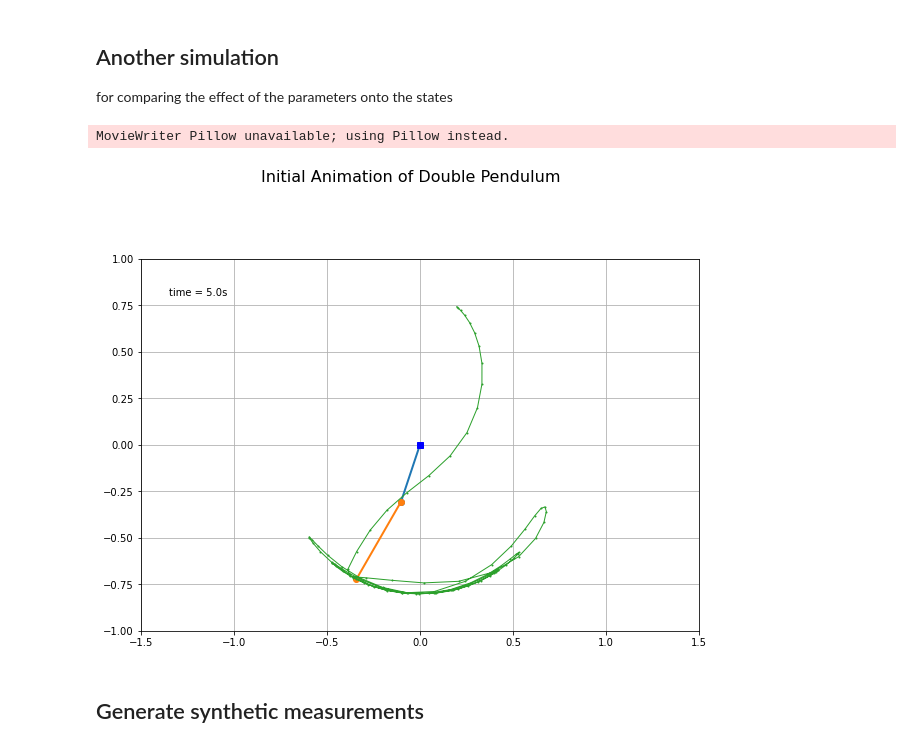
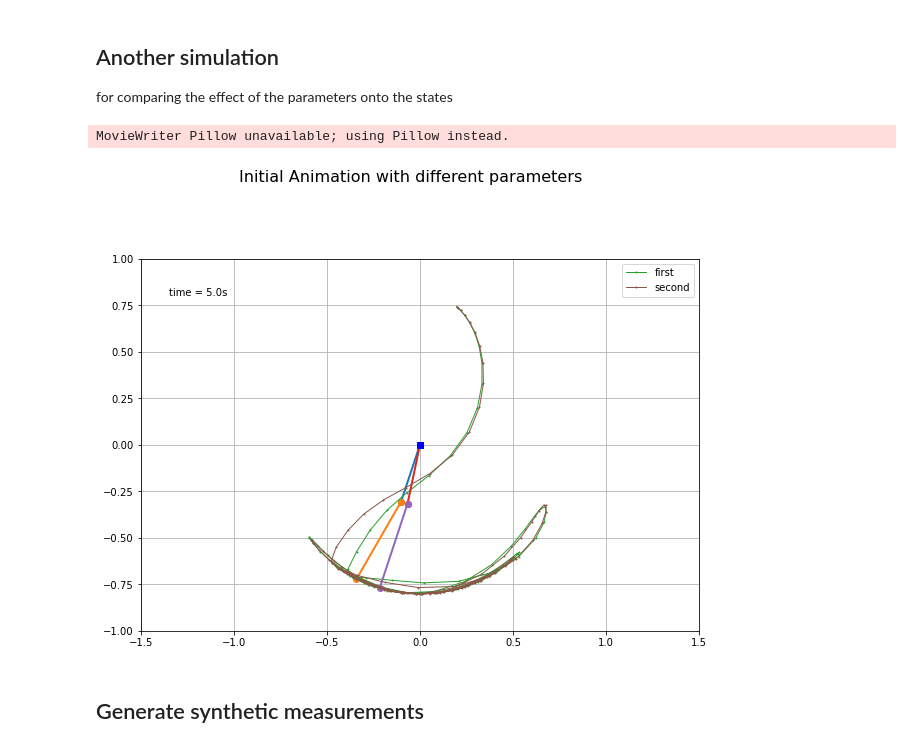
Before and after one commit to LeonieKreis/MovingHorizonEstimation, a Jupyter notebook: code/Double_Pendulum_MHE_v2.ipynb, the cells around one changed output. Saved outputs shown, nothing was run; the diff lists cells and outputs as text; code cells hidden in the pictures.

Commit message:
added comparison animation for double pendulum

```diff
--- a/code/Double_Pendulum_MHE_v2.ipynb
+++ b/code/Double_Pendulum_MHE_v2.ipynb
@@ -131,10 +132,12 @@ for i in range(L*N):
     s0 = Xk_end[:,-1]
 #print(Res2.shape)
 # %%
-animate_double_pendulum("../plots/statenoise/doubleinitialAnimation.gif", Res1,'Initial Animation of Double Pendulum', T=T, N=N)
+#animate_double_pendulum("../plots/statenoise/doubleinitialAnimation.gif", Res1,'Initial Animation of Double Pendulum', T=T, N=N)
-# %% [output]
-MovieWriter Pillow unavailable; using Pillow instead.
-[figure, removed]
+# %%
+animatecomparison_double_pendulum("../plots/statenoise/comparison.gif", Res1,Res2,'Initial Animation with different parameters', T=T, N=N)
+# %% [output]
+MovieWriter Pillow unavailable; using Pillow instead.
+[figure, added]
 # %% [markdown]
 ## Generate synthetic measurements
 # %%
```
Also changed, not shown: parts of 16 cells of this notebook, 12 other files.
